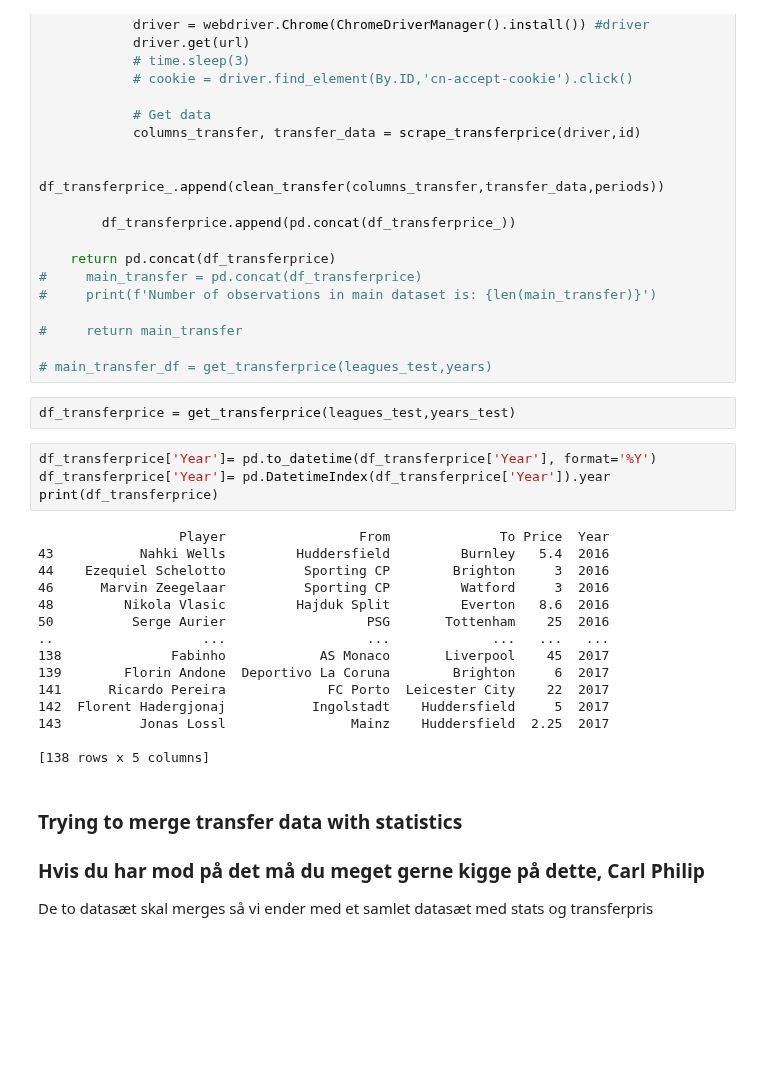
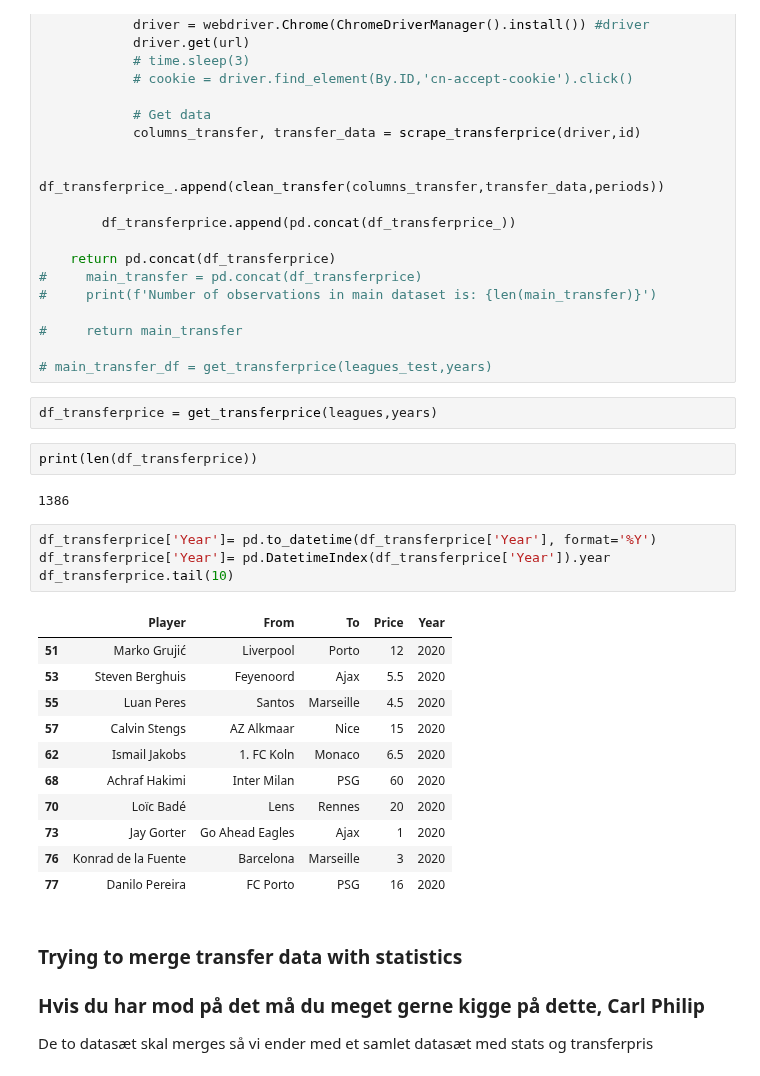
Before and after one commit to mathiasbindseil/three_drengz, a Jupyter notebook: ISDS - Kopi.ipynb, the cells around one changed output. Drawn from its saved outputs; the diff is of its cells as text; blank space fills up the shorter version.

```diff
--- a/ISDS - Kopi.ipynb
+++ b/ISDS - Kopi.ipynb
@@ -165,26 +165,27 @@ def get_transferprice(leagues,years):
 
 # main_transfer_df = get_transferprice(leagues_test,years)
 # %%
-df_transferprice = get_transferprice(leagues_test,years_test)
+df_transferprice = get_transferprice(leagues,years)
+# %%
+print(len(df_transferprice))
+# %% [output]
+1386
 # %%
 df_transferprice['Year']= pd.to_datetime(df_transferprice['Year'], format='%Y')
 df_transferprice['Year']= pd.DatetimeIndex(df_transferprice['Year']).year
-print(df_transferprice)
+df_transferprice.tail(10)
 # %% [output]
-                  Player                 From              To Price  Year
-43           Nahki Wells         Huddersfield         Burnley   5.4  2016
-44    Ezequiel Schelotto          Sporting CP        Brighton     3  2016
-46      Marvin Zeegelaar          Sporting CP         Watford     3  2016
-48         Nikola Vlasic         Hajduk Split         Everton   8.6  2016
-50          Serge Aurier                  PSG       Tottenham    25  2016
-..                   ...                  ...             ...   ...   ...
-138              Fabinho            AS Monaco       Liverpool    45  2017
-139        Florin Andone  Deportivo La Coruna        Brighton     6  2017
-141      Ricardo Pereira             FC Porto  Leicester City    22  2017
-142  Florent Hadergjonaj           Ingolstadt    Huddersfield     5  2017
-143          Jonas Lossl                Mainz    Huddersfield  2.25  2017
-
-[138 rows x 5 columns]
+|  | Player | From | To | Price | Year |
+| 51 | Marko Grujić | Liverpool | Porto | 12 | 2020 |
+| 53 | Steven Berghuis | Feyenoord | Ajax | 5.5 | 2020 |
+| 55 | Luan Peres | Santos | Marseille | 4.5 | 2020 |
+| 57 | Calvin Stengs | AZ Alkmaar | Nice | 15 | 2020 |
+| 62 | Ismail Jakobs | 1. FC Koln | Monaco | 6.5 | 2020 |
+| 68 | Achraf Hakimi | Inter Milan | PSG | 60 | 2020 |
+| 70 | Loïc Badé | Lens | Rennes | 20 | 2020 |
+| 73 | Jay Gorter | Go Ahead Eagles | Ajax | 1 | 2020 |
+| 76 | Konrad de la Fuente | Barcelona | Marseille | 3 | 2020 |
+| 77 | Danilo Pereira | FC Porto | PSG | 16 | 2020 |
 # %% [markdown]
 ### Trying to merge transfer data with statistics
 
```
Also changed, not shown: parts of 7 cells of this notebook, 1 other file.
